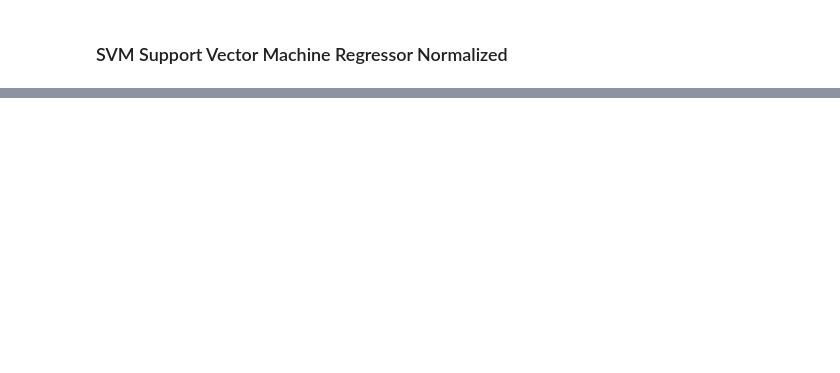
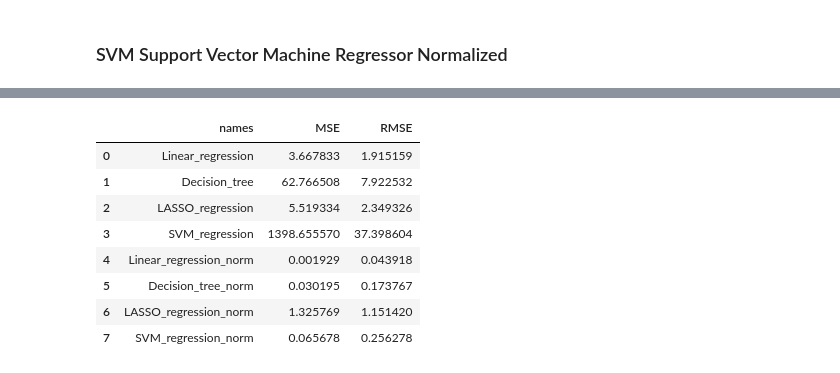
Before and after one commit to montwa/Ryerson, a Jupyter notebook: Coffee Price Regression Analysis.ipynb, the cells around one changed output, grey strips where cells are left out. Cells and saved outputs as stored; diff of their text form; code cells hidden in the pictures; blank space fills up the shorter version.

```diff
--- a/Coffee Price Regression Analysis.ipynb
+++ b/Coffee Price Regression Analysis.ipynb
@@ -1782,7 +1787,7 @@ lrncv_time = end - start
 print(f'Training time: {lrncv_time}s')
 
 print(f'\nScore on each fold {scores_lineal_norm}')
-print(f'\nAverage of scores {scores_lineal_norm.mean()}')
-rmse = np.sqrt(-scores_lineal_norm.mean())
+print(f'\nAverage of scores {scores_lineal_norm.mean()*-1}')
+rmse_norm_lineal = np.sqrt(-scores_lineal_norm.mean())
 print(f'\nrmse = {rmse}')
 # %% [output]
@@ -1931,0 +1937,24 @@ times
+# %%
+metrics =  pd.DataFrame()
+metrics['names'] = ['Linear_regression', 'Decision_tree', 'LASSO_regression', 'SVM_regression',
+                 'Linear_regression_norm', 'Decision_tree_norm', 'LASSO_regression_norm', 'SVM_regression_norm']
+
+
+metrics['MSE'] = [scores_lineal.mean()*-1, scores_tree.mean()*-1, scores_lasso.mean()*-1, scores_svm.mean()*-1,
+                          scores_lineal_norm.mean()*-1, scores_tree_norm.mean()*-1, scores_lasso_norm.mean()*-1,
+                          scores_svm_norm.mean()*-1]
+
+metrics['RMSE'] = [rmse_lineal, rmse_decision_tree, rmse_lasso, rmse_svm, rmse_norm_lineal, rmse_norm_decision_tree,
+                rmse_norm_lasso, rmse_norm_svm]
+
+metrics
+# %% [output]
+|  | names | MSE | RMSE |
+| 0 | Linear_regression | 3.667833 | 1.915159 |
+| 1 | Decision_tree | 62.766508 | 7.922532 |
+| 2 | LASSO_regression | 5.519334 | 2.349326 |
+| 3 | SVM_regression | 1398.655570 | 37.398604 |
+| 4 | Linear_regression_norm | 0.001929 | 0.043918 |
+| 5 | Decision_tree_norm | 0.030195 | 0.173767 |
+| 6 | LASSO_regression_norm | 1.325769 | 1.151420 |
+| 7 | SVM_regression_norm | 0.065678 | 0.256278 |
```
Also changed, not shown: parts of 27 cells of this notebook.
